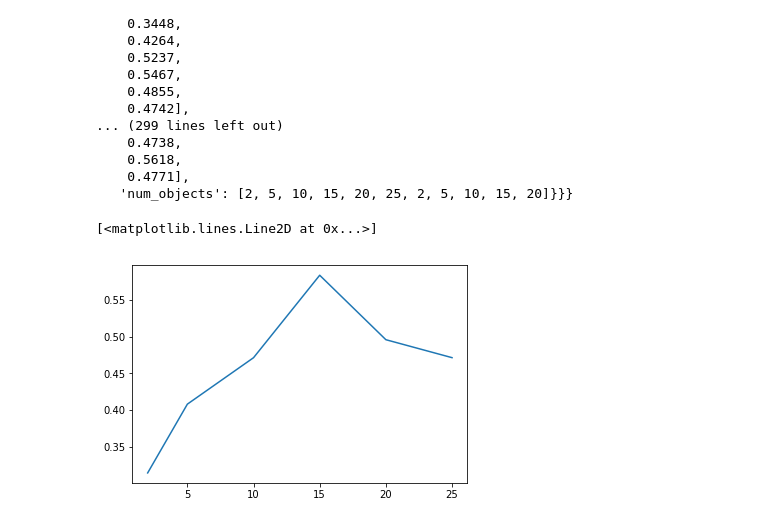
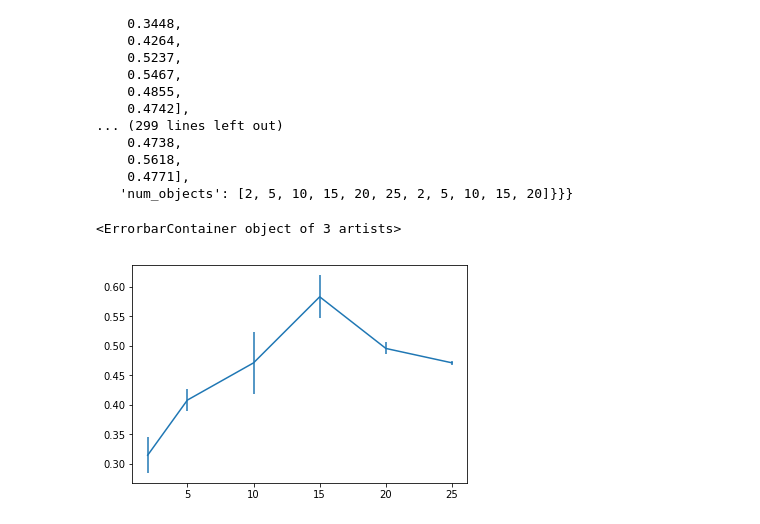
Before and after one commit to gabrielsluz/c-swm, a Jupyter notebook: Experiments.ipynb, the cells around one changed output. Drawn from its saved outputs; the diff is of its cells as text; code cells hidden in the pictures.

```diff
--- a/Experiments.ipynb
+++ b/Experiments.ipynb
@@ -164,5 +182,5 @@ def get_plot_ready_res(results, params, values, experiment_key, varying_param):
 # %%
-experiment_keys = ['LinearEvalAcc', 'FineTuning10pc30epochs', 'FineTuning10pc60epochs']
+experiment_keys = ['LineaEvalAcc', 'FineTuning10pc30epochs', 'FineTuning10pc60epochs']
 experiment_keys += ['H1_num_steps=1', 'H1_num_steps=5', 'H1_num_steps=10']
 experiment_keys += ['MRR_num_steps=1', 'MRR_num_steps=5', 'MRR_num_steps=10']
 varying_param = 'num_objects'
@@ -191,11 +209,11 @@ results
 # %%
 import matplotlib.pyplot as plt
 params = ['epochs', 'use_trans_model']
 values = [10, 'False']
 experiment_key = 'LinearEvalAcc'
 varying_param = 'num_objects'
 x, y_mean, y_std = get_plot_ready_res(results, params, values, experiment_key, varying_param)
-plt.plot(x, y_mean)
+plt.errorbar(x, y_mean, yerr=y_std)
 # %% [output]
-[<matplotlib.lines.Line2D at 0x...>]
+<ErrorbarContainer object of 3 artists>
-[figure, old version]
+[figure, new version]
```
Also changed, not shown: parts of 11 cells of this notebook.
